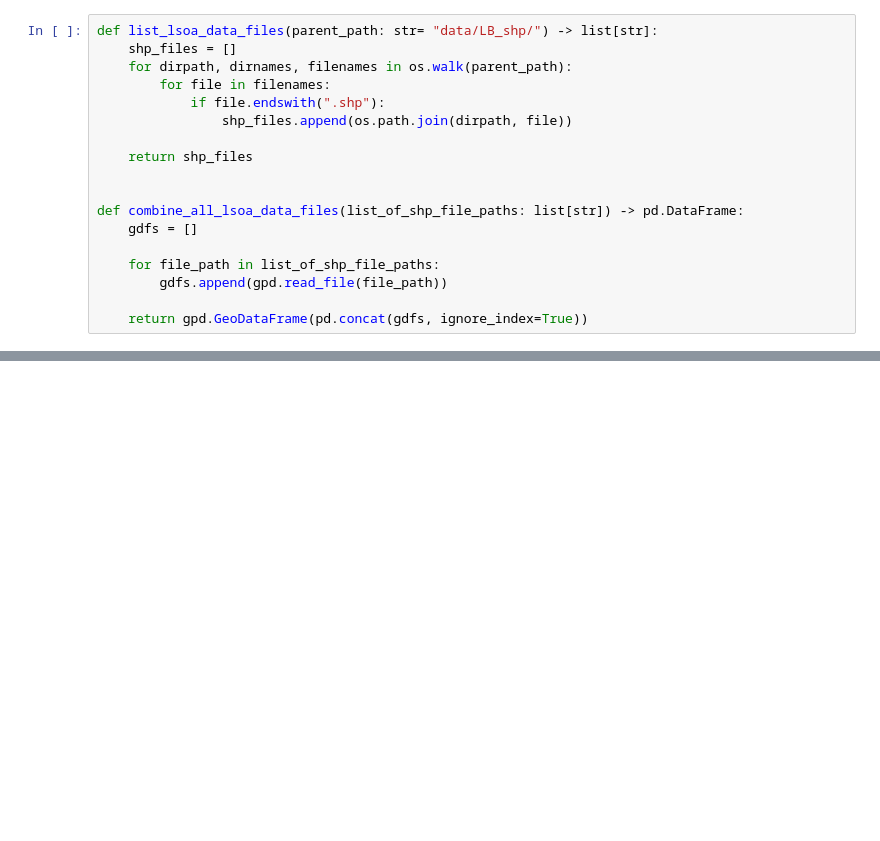
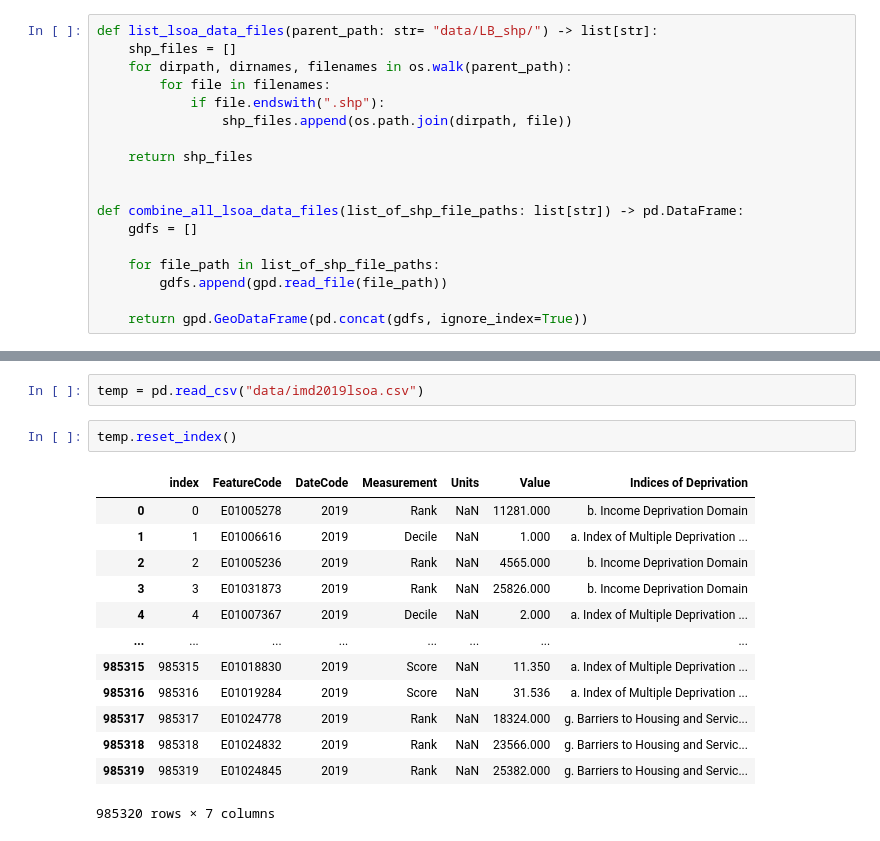
Before and after one commit to MilesDidden/Multi.-CBL-Group-04, a Jupyter notebook: Exploring_data_Miles.ipynb, the cells around one changed output, grey strips where cells are left out. Drawn from its saved outputs; the diff is of its cells as text; blank space fills up the shorter version.

```diff
--- a/Exploring_data_Miles.ipynb
+++ b/Exploring_data_Miles.ipynb
@@ -134,0 +170,18 @@ resulting_df
+# %%
+temp = pd.read_csv("data/imd2019lsoa.csv")
+# %%
+temp.reset_index()
+# %% [output]
+|  | index | FeatureCode | DateCode | Measurement | Units | Value | Indices of Deprivation |
+| 0 | 0 | E01005278 | 2019 | Rank | NaN | 11281.000 | b. Income Deprivation Domain |
+| 1 | 1 | E01006616 | 2019 | Decile | NaN | 1.000 | a. Index of Multiple Deprivation ... |
+| 2 | 2 | E01005236 | 2019 | Rank | NaN | 4565.000 | b. Income Deprivation Domain |
+| 3 | 3 | E01031873 | 2019 | Rank | NaN | 25826.000 | b. Income Deprivation Domain |
+| 4 | 4 | E01007367 | 2019 | Decile | NaN | 2.000 | a. Index of Multiple Deprivation ... |
+| ... | ... | ... | ... | ... | ... | ... | ... |
+| 985315 | 985315 | E01018830 | 2019 | Score | NaN | 11.350 | a. Index of Multiple Deprivation ... |
+| 985316 | 985316 | E01019284 | 2019 | Score | NaN | 31.536 | a. Index of Multiple Deprivation ... |
+| 985317 | 985317 | E01024778 | 2019 | Rank | NaN | 18324.000 | g. Barriers to Housing and Servic... |
+| 985318 | 985318 | E01024832 | 2019 | Rank | NaN | 23566.000 | g. Barriers to Housing and Servic... |
+| 985319 | 985319 | E01024845 | 2019 | Rank | NaN | 25382.000 | g. Barriers to Housing and Servic... |
+985320 rows × 7 columns
```
Also changed, not shown: parts of 7 cells of this notebook, 2 other files.
